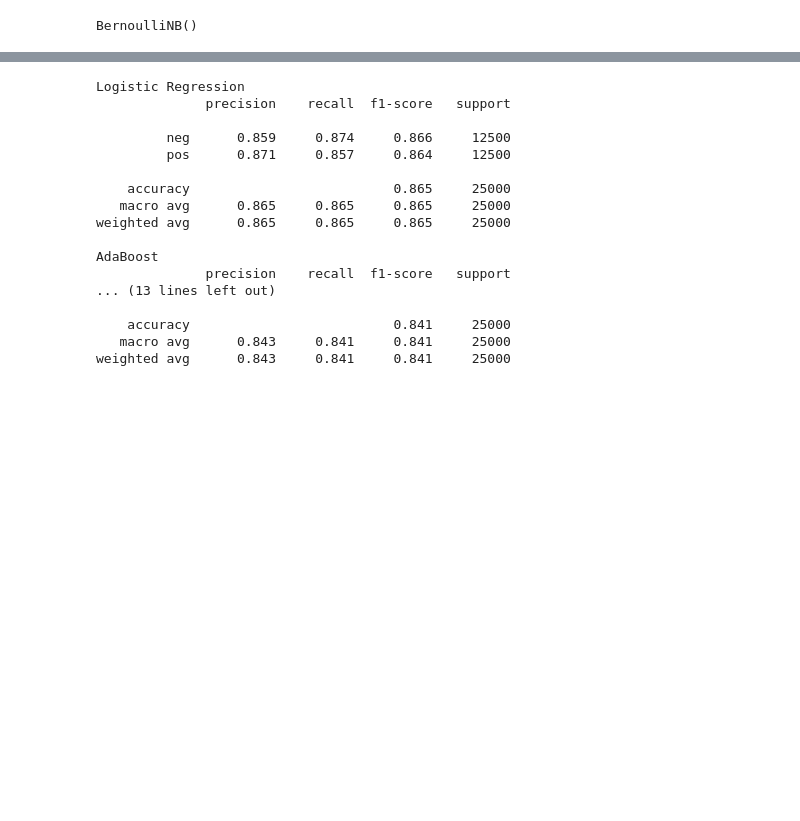
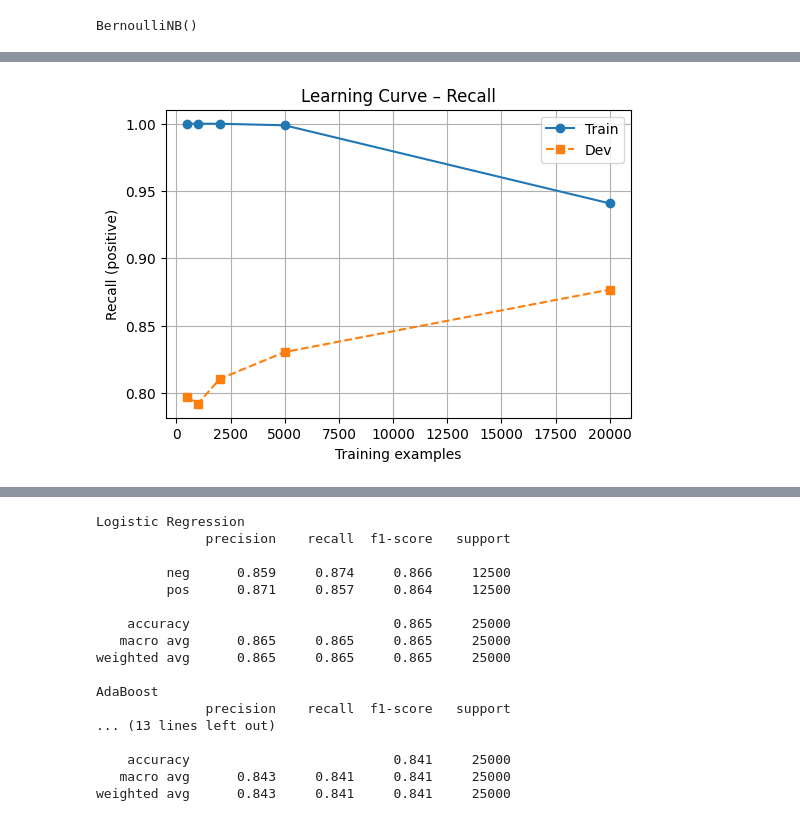
Before and after one commit to TotoWasTaken/AI, a Jupyter notebook: TN.ipynb, the cells around one changed output, grey strips where cells are left out. Cells and saved outputs as stored; diff of their text form; code cells hidden in the pictures; blank space fills up the shorter version.

```diff
--- a/TN.ipynb
+++ b/TN.ipynb
@@ -152,0 +168,13 @@ plt.show()
+# %%
+# Recall
+plt.figure(figsize=(6,4))
+plt.plot(train_sizes, rec_train, 'o-', label="Train")
+plt.plot(train_sizes, rec_dev, 's--', label="Dev")
+plt.xlabel("Training examples")
+plt.ylabel("Recall (positive)")
+plt.title("Learning Curve – Recall")
+plt.legend()
+plt.grid(True)
+plt.show()
+# %% [output]
+[figure, added]
```
Also changed, not shown: parts of 3 cells of this notebook.
